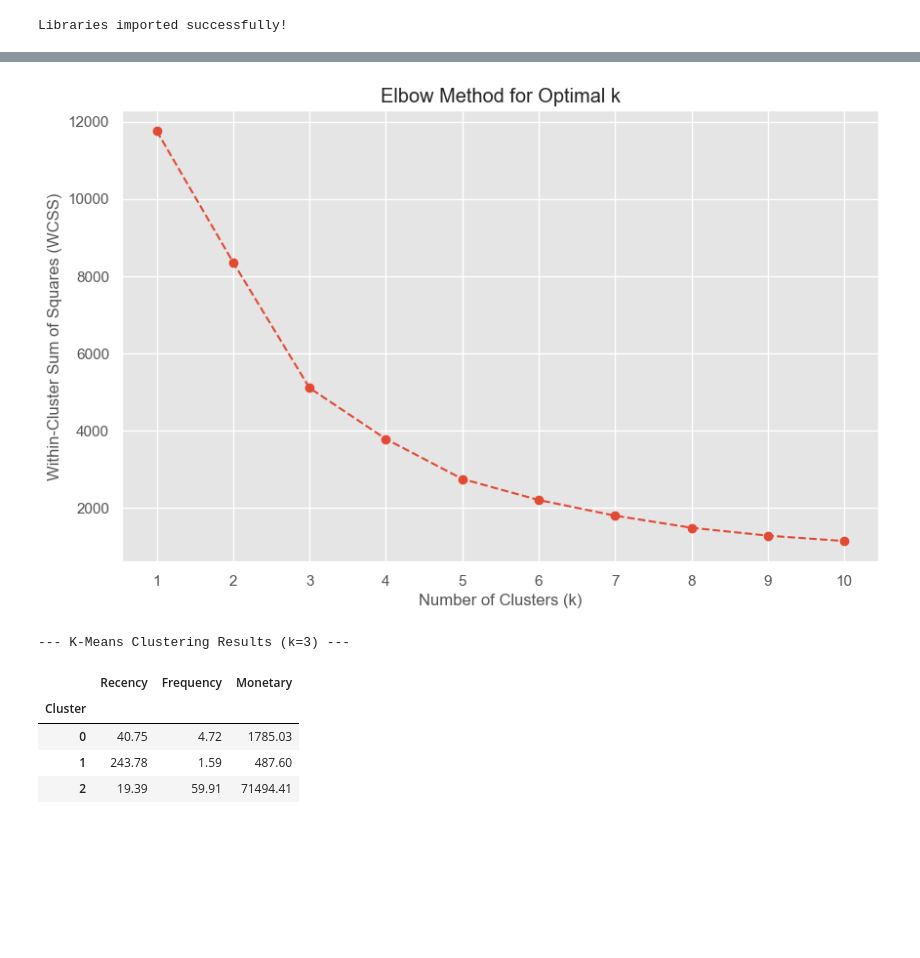
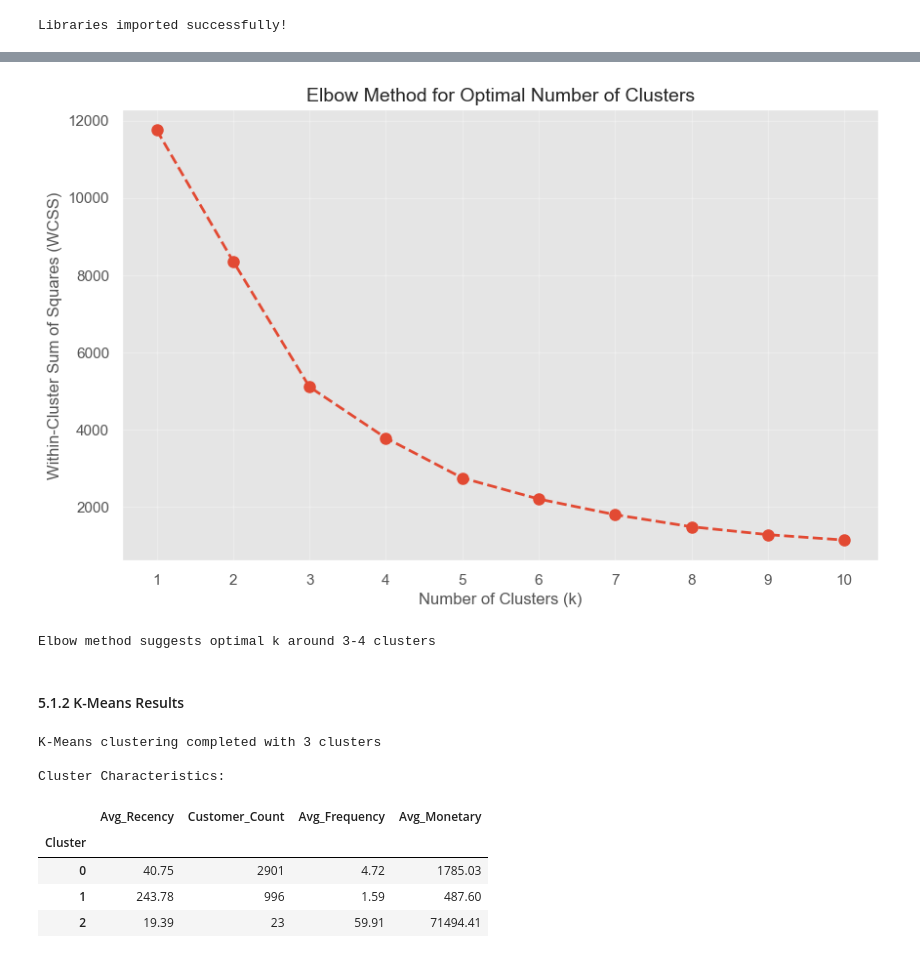
Before and after one commit to sehan-dissanayake/Clustering, a Jupyter notebook: customer_segmentation.ipynb, the cells around one changed output, grey strips where cells are left out. Cells and saved outputs as stored; diff of their text form; code cells hidden in the pictures; blank space fills up the shorter version.

```diff
--- a/customer_segmentation.ipynb
+++ b/customer_segmentation.ipynb
@@ -72,24 +71,22 @@ memory usage: 27.0+ MB
 # %%
-# Set a snapshot date for recency calculation (one day after the last transaction in the dataset)
+# Calculate RFM metrics
 snapshot_date = df_uk['InvoiceDate'].max() + pd.Timedelta(days=1)
-print(f"Snapshot date for Recency calculation: {snapshot_date}")
+print(f"Reference date for Recency calculation: {snapshot_date.date()}")
 
-# Group by CustomerID and calculate RFM metrics
 rfm = df_uk.groupby('CustomerID').agg({
     'InvoiceDate': lambda date: (snapshot_date - date.max()).days,
     'InvoiceNo': 'nunique',
     'TotalPrice': 'sum'
+}).rename(columns={
+    'InvoiceDate': 'Recency',
+    'InvoiceNo': 'Frequency',
+    'TotalPrice': 'Monetary'
 })
 
-# Rename the columns to be more descriptive
-rfm.rename(columns={'InvoiceDate': 'Recency',
-                    'InvoiceNo': 'Frequency',
-                    'TotalPrice': 'Monetary'}, inplace=True)
+print(f"RFM metrics calculated for {len(rfm):,} customers")
+print("\nRFM Summary Statistics:")
+display(rfm.describe().round(2))
 
-print("\nRFM table created successfully!")
+print("\nSample RFM data:")
 display(rfm.head())
-
-# Check the distribution of the RFM values
-print("\nDescription of the RFM table:")
-display(rfm.describe())
 # %% [output]
@@ -180,48 +181,60 @@ display(rfm_scaled_df.describe())
 # %%
 from sklearn.cluster import KMeans
 
-# Calculate WCSS for a range of number of clusters
+# Calculate WCSS for different number of clusters
 wcss = []
-for k in range(1, 11):
+k_range = range(1, 11)
+
+for k in k_range:
     kmeans = KMeans(n_clusters=k, init='k-means++', random_state=42, n_init=10)
     kmeans.fit(rfm_scaled_df)
     wcss.append(kmeans.inertia_)
 
-# Plot the Elbow Method graph
+# Create Elbow Method visualization
 plt.figure(figsize=(10, 6))
-plt.plot(range(1, 11), wcss, marker='o', linestyle='--')
-plt.title('Elbow Method for Optimal k')
-plt.xlabel('Number of Clusters (k)')
-plt.ylabel('Within-Cluster Sum of Squares (WCSS)')
-plt.xticks(range(1, 11))
+plt.plot(k_range, wcss, marker='o', linestyle='--', linewidth=2, markersize=8)
+plt.title('Elbow Method for Optimal Number of Clusters', fontsize=14)
+plt.xlabel('Number of Clusters (k)', fontsize=12)
+plt.ylabel('Within-Cluster Sum of Squares (WCSS)', fontsize=12)
+plt.xticks(k_range)
+plt.grid(True, alpha=0.3)
 plt.show()
+
+print("Elbow method suggests optimal k around 3-4 clusters")
 # %% [output]
-[figure, old version]
+[figure, new version]
+Elbow method suggests optimal k around 3-4 clusters
+# %% [markdown]
+#### 5.1.2 K-Means Results
 # %%
-# Set the optimal number of clusters
+# Apply K-Means with optimal k=3
 optimal_k = 3
-
-# Initialize and fit the K-Means model
 kmeans = KMeans(n_clusters=optimal_k, init='k-means++', random_state=42, n_init=10)
 cluster_labels = kmeans.fit_predict(rfm_scaled_df)
 
-# Add the cluster labels to the original RFM dataframe (not the scaled one)
+# Add cluster labels to original RFM data
 rfm_with_clusters = rfm.copy()
 rfm_with_clusters['Cluster'] = cluster_labels
 
-# Calculate the average RFM values for each cluster
+# Calculate cluster characteristics
 cluster_summary = rfm_with_clusters.groupby('Cluster').agg({
-    'Recency': 'mean',
+    'Recency': ['mean', 'count'],
     'Frequency': 'mean',
     'Monetary': 'mean'
 }).round(2)
 
-print(f"--- K-Means Clustering Results (k={optimal_k}) ---")
+# Flatten column names
+cluster_summary.columns = ['Avg_Recency', 'Customer_Count', 'Avg_Frequency', 'Avg_Monetary']
+
+print(f"K-Means clustering completed with {optimal_k} clusters")
+print("\nCluster Characteristics:")
 display(cluster_summary)
 # %% [output]
---- K-Means Clustering Results (k=3) ---
+K-Means clustering completed with 3 clusters
+
+Cluster Characteristics:
-|  | Recency | Frequency | Monetary |
-| Cluster |  |  |  |
-| 0 | 40.75 | 4.72 | 1785.03 |
-| 1 | 243.78 | 1.59 | 487.60 |
-| 2 | 19.39 | 59.91 | 71494.41 |
+|  | Avg_Recency | Customer_Count | Avg_Frequency | Avg_Monetary |
+| Cluster |  |  |  |  |
+| 0 | 40.75 | 2901 | 4.72 | 1785.03 |
+| 1 | 243.78 | 996 | 1.59 | 487.60 |
+| 2 | 19.39 | 23 | 59.91 | 71494.41 |
```
Also changed, not shown: parts of 31 cells of this notebook.
